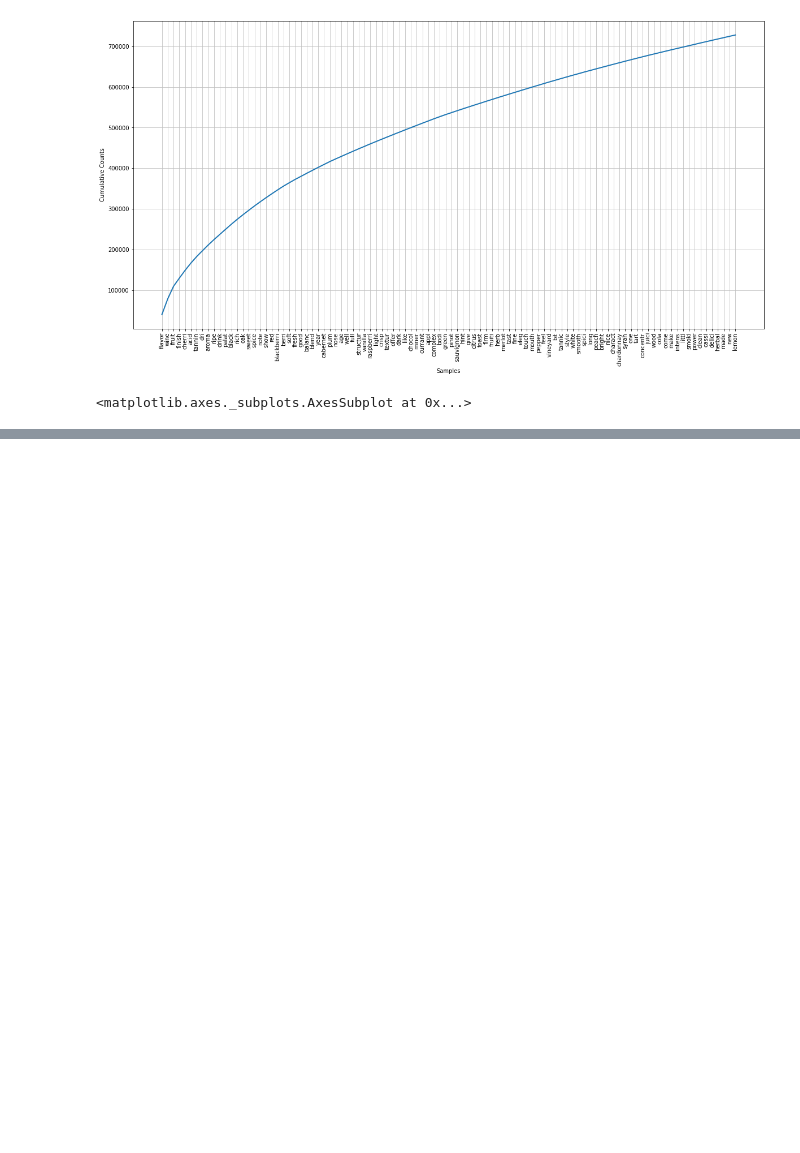
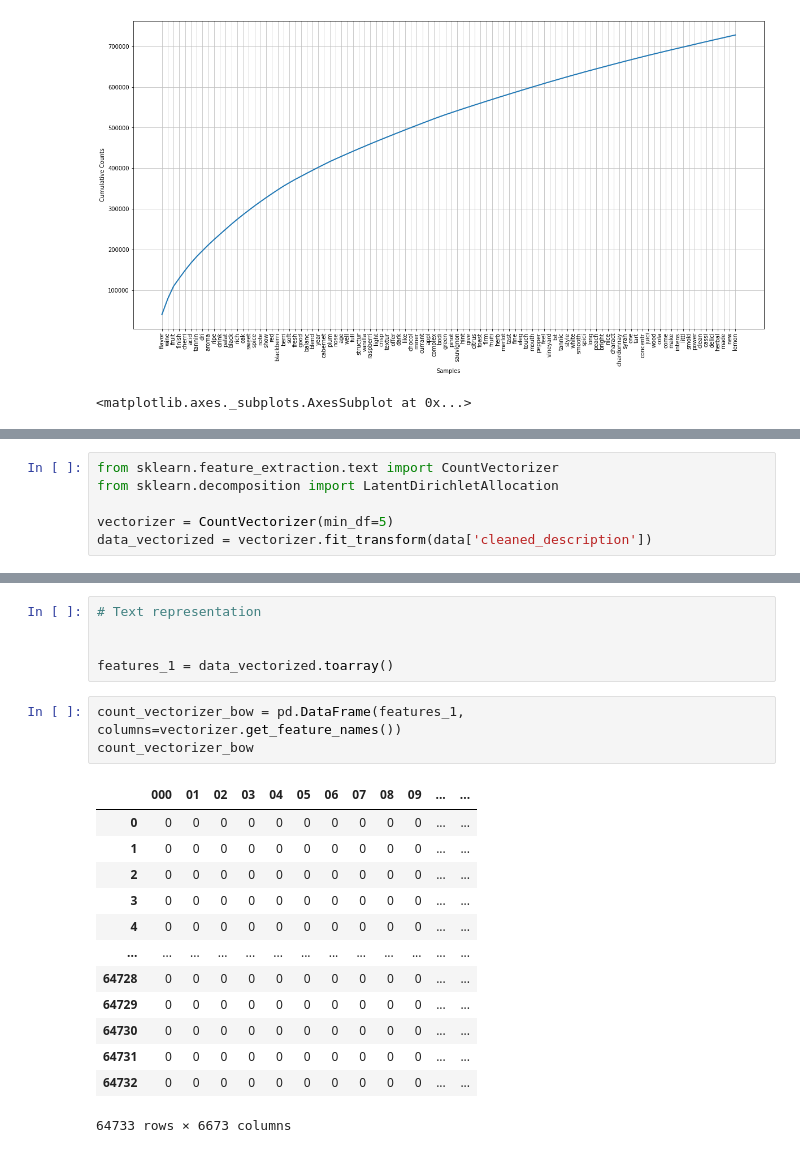
Before and after one commit to ADV-111/wine_review_multiclass_classification, a Jupyter notebook: notebooks/sandbox_notebook.ipynb, the cells around one changed output, grey strips where cells are left out. Cells and saved outputs as stored; diff of their text form; blank space fills up the shorter version.

Commit message:
sandbox - topic modeling and vectorizer, union

```diff
--- a/notebooks/sandbox_notebook.ipynb
+++ b/notebooks/sandbox_notebook.ipynb
@@ -641,0 +645,6 @@ fdist_cleaned_description.plot(100, cumulative=True)
+# %%
+from sklearn.feature_extraction.text import CountVectorizer
+from sklearn.decomposition import LatentDirichletAllocation
+
+vectorizer = CountVectorizer(min_df=5)
+data_vectorized = vectorizer.fit_transform(data['cleaned_description'])
@@ -641,0 +695,22 @@ fdist_cleaned_description.plot(100, cumulative=True)
+# %%
+# Text representation
+
+
+features_1 = data_vectorized.toarray()
+# %%
+count_vectorizer_bow = pd.DataFrame(features_1, columns=vectorizer.get_feature_names())
+count_vectorizer_bow
+# %% [output]
+|  | 000 | 01 | 02 | 03 | 04 | 05 | 06 | 07 | 08 | 09 | ... | ... |
+| 0 | 0 | 0 | 0 | 0 | 0 | 0 | 0 | 0 | 0 | 0 | ... | ... |
+| 1 | 0 | 0 | 0 | 0 | 0 | 0 | 0 | 0 | 0 | 0 | ... | ... |
+| 2 | 0 | 0 | 0 | 0 | 0 | 0 | 0 | 0 | 0 | 0 | ... | ... |
+| 3 | 0 | 0 | 0 | 0 | 0 | 0 | 0 | 0 | 0 | 0 | ... | ... |
+| 4 | 0 | 0 | 0 | 0 | 0 | 0 | 0 | 0 | 0 | 0 | ... | ... |
+| ... | ... | ... | ... | ... | ... | ... | ... | ... | ... | ... | ... | ... |
+| 64728 | 0 | 0 | 0 | 0 | 0 | 0 | 0 | 0 | 0 | 0 | ... | ... |
+| 64729 | 0 | 0 | 0 | 0 | 0 | 0 | 0 | 0 | 0 | 0 | ... | ... |
+| 64730 | 0 | 0 | 0 | 0 | 0 | 0 | 0 | 0 | 0 | 0 | ... | ... |
+| 64731 | 0 | 0 | 0 | 0 | 0 | 0 | 0 | 0 | 0 | 0 | ... | ... |
+| 64732 | 0 | 0 | 0 | 0 | 0 | 0 | 0 | 0 | 0 | 0 | ... | ... |
+64733 rows × 6673 columns
```
Also changed, not shown: parts of 12 cells of this notebook, 1 other file.
